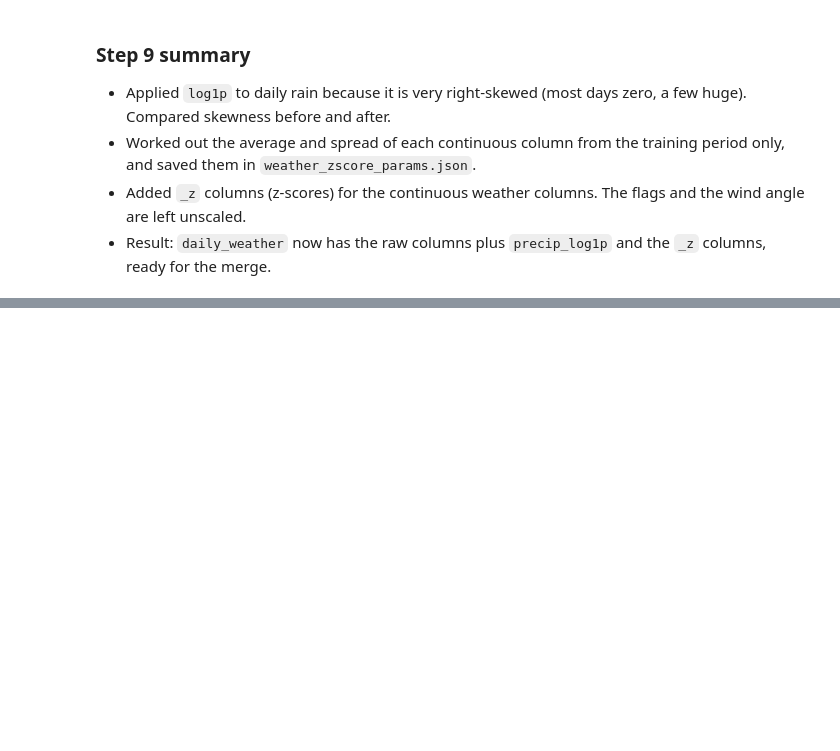
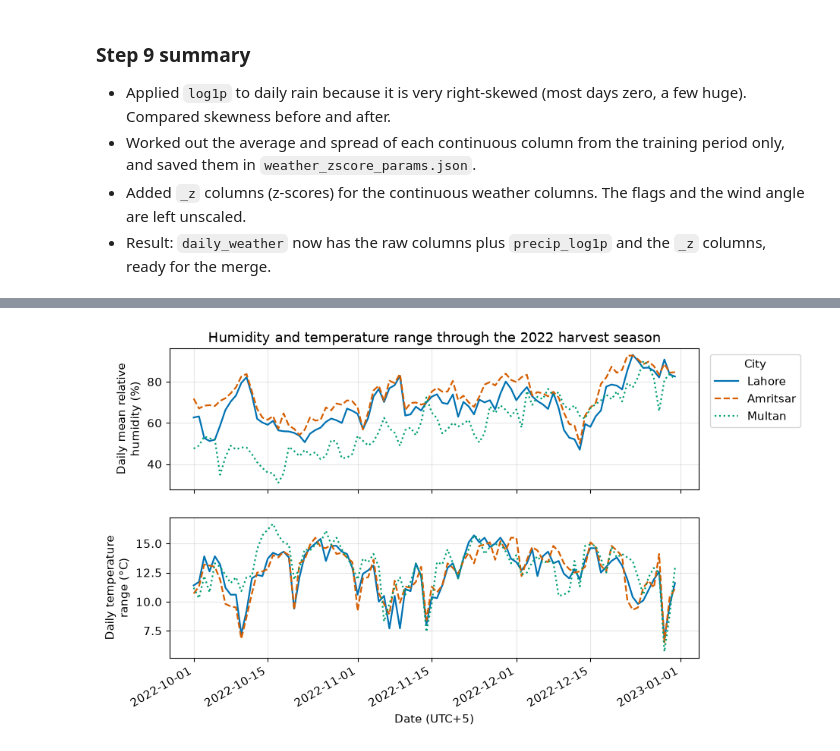
Before and after one commit to IsmailNooruddin/Smog-Analysis-DSSG, a Jupyter notebook: weather.ipynb, the cells around one changed output, grey strips where cells are left out. Saved outputs shown, nothing was run; the diff lists cells and outputs as text; code cells hidden in the pictures; blank space fills up the shorter version.

```diff
--- a/weather.ipynb
+++ b/weather.ipynb
@@ -752,0 +929,26 @@ Example row: `temp_mean_c_z | train_mean 0.0 | train_std 1.0 | valid_mean 0.3 |
+# %%
+cities = ["Lahore", "Amritsar", "Multan"]
+style = {"Lahore": (BLUE, "-"), "Amritsar": (ORANGE, "--"), "Multan": (GREEN, ":")}
+
+harvest = eda[eda["city"].isin(cities) & eda["date"].dt.month.isin([10, 11, 12])]
+
+fig, axes = plt.subplots(2, 1, figsize=(9, 6), sharex=True)
+for city in cities:
+    d = harvest[harvest["city"] == city].sort_values("date")
+    color, ls = style[city]
+    axes[0].plot(d["date"], d["rh_mean_pct"], color=color, linestyle=ls, linewidth=1.6, label=city)
+    axes[1].plot(d["date"], d["temp_range_c"], color=color, linestyle=ls, linewidth=1.6, label=city)
+
+axes[0].set_ylabel("Daily mean relative\nhumidity (%)")
+axes[1].set_ylabel("Daily temperature\nrange (°C)")
+axes[1].set_xlabel("Date (UTC+5)")
+axes[0].set_title("Humidity and temperature range through the 2022 harvest season")
+axes[0].legend(title="City", loc="upper left", bbox_to_anchor=(1.01, 1.0))   # legend outside the plot
+for a in axes:
+    a.grid(alpha=0.3)
+fig.autofmt_xdate()
+
+fig.savefig(FIG_DIR / "fig_b2_humidity_temp_range.png", dpi=300, bbox_inches="tight")
+plt.show()
+# %% [output]
+[figure, added]
```
Also changed, not shown: parts of 24 cells of this notebook, 3 other files.
